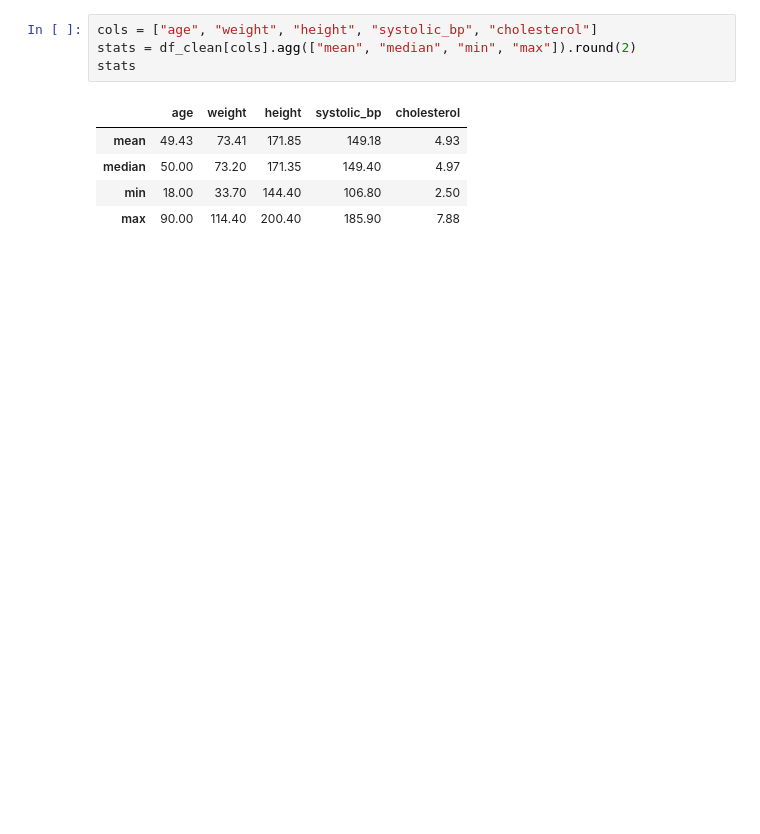
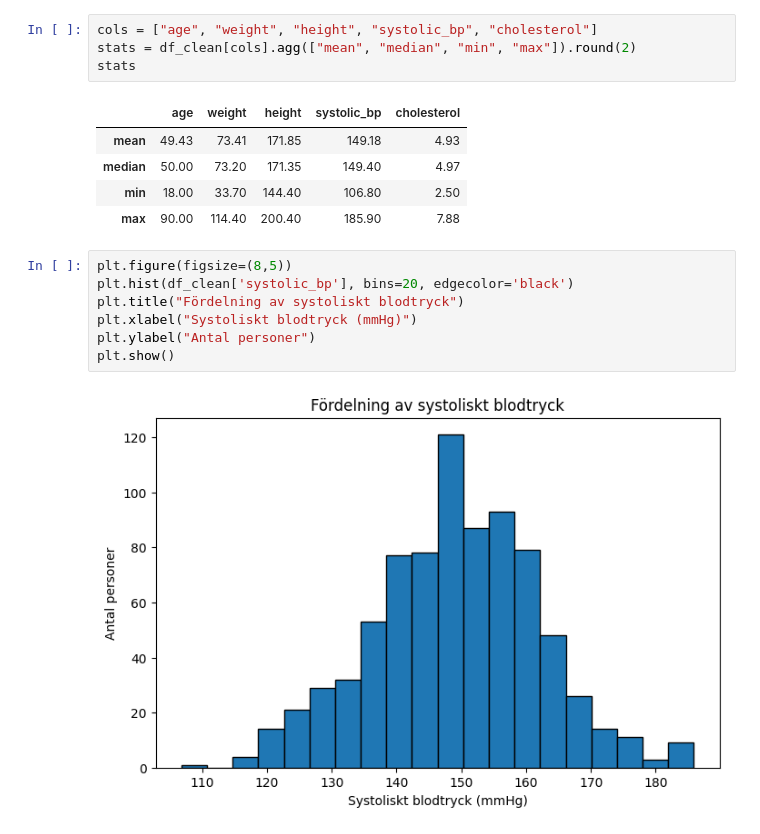
Before and after one commit to faezehgohari/health_study_analysis, a Jupyter notebook: notebooks/del1_notebook.ipynb, the cells around one changed output. Drawn from its saved outputs; the diff is of its cells as text; blank space fills up the shorter version.

Commit message:
Adding 3 diagrams:Fördelningen av systoliskt blodtryck, Viktfördelning per kön and Andelen rökare

```diff
--- a/notebooks/del1_notebook.ipynb
+++ b/notebooks/del1_notebook.ipynb
@@ -23,3 +20,12 @@ stats
 | median | 50.00 | 73.20 | 171.35 | 149.40 | 4.97 |
 | min | 18.00 | 33.70 | 144.40 | 106.80 | 2.50 |
 | max | 90.00 | 114.40 | 200.40 | 185.90 | 7.88 |
+# %%
+plt.figure(figsize=(8,5))
+plt.hist(df_clean['systolic_bp'], bins=20, edgecolor='black')
+plt.title("Fördelning av systoliskt blodtryck")
+plt.xlabel("Systoliskt blodtryck (mmHg)")
+plt.ylabel("Antal personer")
+plt.show()
+# %% [output]
+[figure, added]
```
Also changed, not shown: parts of 8 cells of this notebook.
